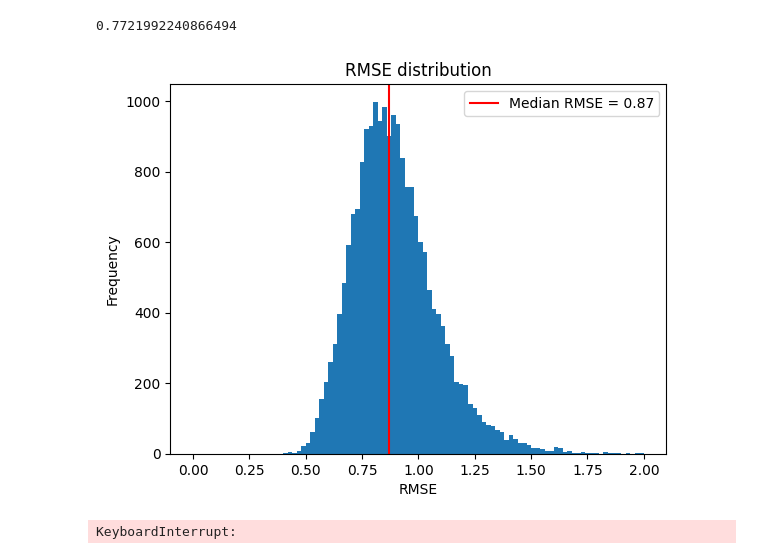
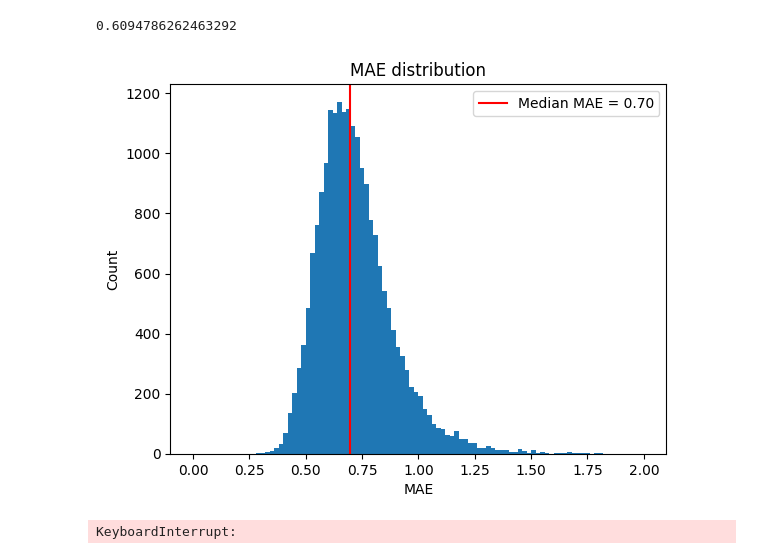
Before and after one commit to MarcusGalea/netflix_recommendation_project, a Jupyter notebook: scripts/similar_items.ipynb, the cells around one changed output. Cells and saved outputs as stored; diff of their text form; code cells hidden in the pictures.

```diff
--- a/scripts/similar_items.ipynb
+++ b/scripts/similar_items.ipynb
@@ -214,4 +178,4 @@ User User(1488844) rated Ju-on: The Grudge, 2003 as 3. Prediction is 3.04
 # %%
-print(prediction_RMSE(user))
+print(prediction_error(user))
 # %% [output]
-0.7721992240866494
+0.6094786262463292
@@ -220,19 +182,21 @@ RMSEs = prediction_RMSE_all(users)
+# %%
+errors = prediction_error_all(users)
 # %%
 #Compute histogram of RMSEs
 import matplotlib.pyplot as plt
-plt.hist(list(RMSEs.values()), bins = 100, range = (0,2))
-#add median RMSE
-median_RMSE = np.median(list(RMSEs.values()))
-plt.axvline(median_RMSE, color = "red", label = f"Median RMSE = {median_RMSE:.2f}")
+plt.hist(list(errors.values()), bins = 100, range = (0,2))
+#add median error
+median_error = np.median(list(errors.values()))
+plt.axvline(median_error, color = "red", label = f"Median MAE = {median_error:.2f}")
 plt.legend()
-plt.xlabel("RMSE")
-plt.ylabel("Frequency")
-plt.title("RMSE distribution")
+plt.xlabel("MAE")
+plt.ylabel("Count")
+plt.title("MAE distribution")
 #parent directory
-plt.savefig("RMSE.png", dpi = 600)
+plt.savefig("MAE.png", dpi = 600)
 plt.show()
 # %% [output]
-[figure, old version]
+[figure, new version]
 # %%
 #Compute similarity matrix
 similarity_matrix = np.zeros((len(users), len(users)))
```
Also changed, not shown: parts of 23 cells of this notebook, 7 other files.
